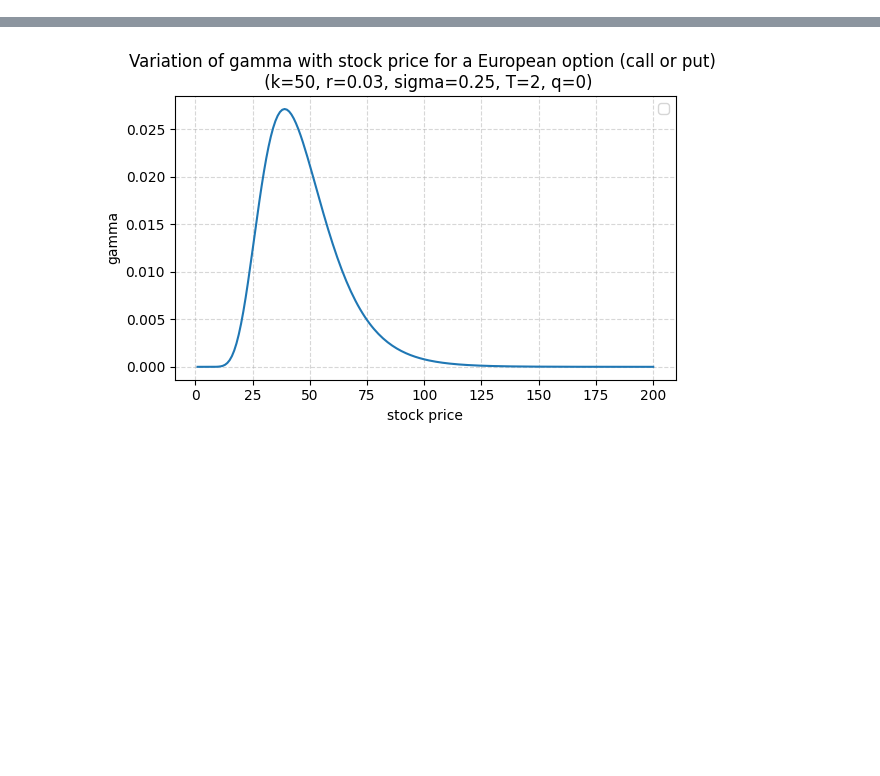
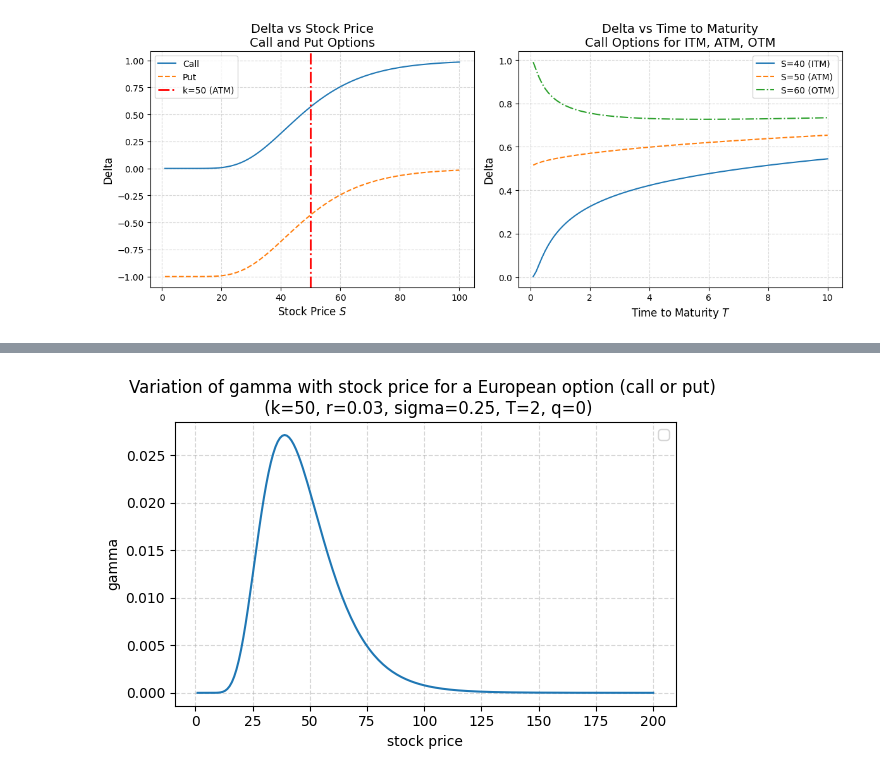
Before and after one commit to hsiuhsil/options_futures_derivatives, a Jupyter notebook: notebooks/demo of greeks.ipynb, the cells around one changed output, grey strips where cells are left out. Saved outputs shown, nothing was run; the diff lists cells and outputs as text; code cells hidden in the pictures; blank space fills up the shorter version.

```diff
--- a/notebooks/demo of greeks.ipynb
+++ b/notebooks/demo of greeks.ipynb
@@ -74,0 +61,45 @@ plt.show()
+# %%
+import numpy as np
+import matplotlib.pyplot as plt
+from greeks import delta
+
+# Parameters
+stocks = np.linspace(1, 100, 100)
+k, r, sigma = 50, 0, 0.25
+maturities = np.linspace(0.1, 10, 100)
+
+# Delta vs Stock Price (call and put)
+deltas_call = delta(option_type='call', s=stocks, k=k, r=r, sigma=sigma, T=2)
+deltas_put  = delta(option_type='put',  s=stocks, k=k, r=r, sigma=sigma, T=2)
+
+# Create side-by-side subplots
+fig, axes = plt.subplots(1, 2, figsize=(12, 5))
+
+# Left panel: Delta vs Stock Price
+axes[0].plot(stocks, deltas_call, linestyle='-', label='Call')
+axes[0].plot(stocks, deltas_put, linestyle='--', label='Put')
+axes[0].set_xlabel('Stock Price $S$', fontsize=12)
+axes[0].set_ylabel('Delta', fontsize=12)
+axes[0].set_title('Delta vs Stock Price\nCall and Put Options', fontsize=14)
+axes[0].axvline(x=50, color='red', linestyle='-.', linewidth=2, label='k=50 (ATM)')
+axes[0].grid(True, linestyle='--', alpha=0.5)
+axes[0].legend(fontsize=10)
+
+# Right panel: Delta vs Time to Maturity for ITM, ATM, OTM
+stocks_example = [40, 50, 60]
+linestyles = ['-', '--', '-.']
+moneyness = ['ITM', 'ATM', 'OTM']
+for s_val, linestyle, money in zip(stocks_example, linestyles, moneyness):
+    deltas_T = delta(option_type='call', s=s_val, k=k, r=r, sigma=sigma, T=maturities)
+    axes[1].plot(maturities, deltas_T, linestyle=linestyle, label=f'S={s_val} ({money})')
+
+axes[1].set_xlabel('Time to Maturity $T$', fontsize=12)
+axes[1].set_ylabel('Delta', fontsize=12)
+axes[1].set_title('Delta vs Time to Maturity\nCall Options for ITM, ATM, OTM', fontsize=14)
+axes[1].grid(True, linestyle='--', alpha=0.5)
+axes[1].legend(fontsize=10)
+
+plt.tight_layout()
+plt.show()
+# %% [output]
+[figure, added]
```
Also changed, not shown: parts of 21 cells of this notebook.
